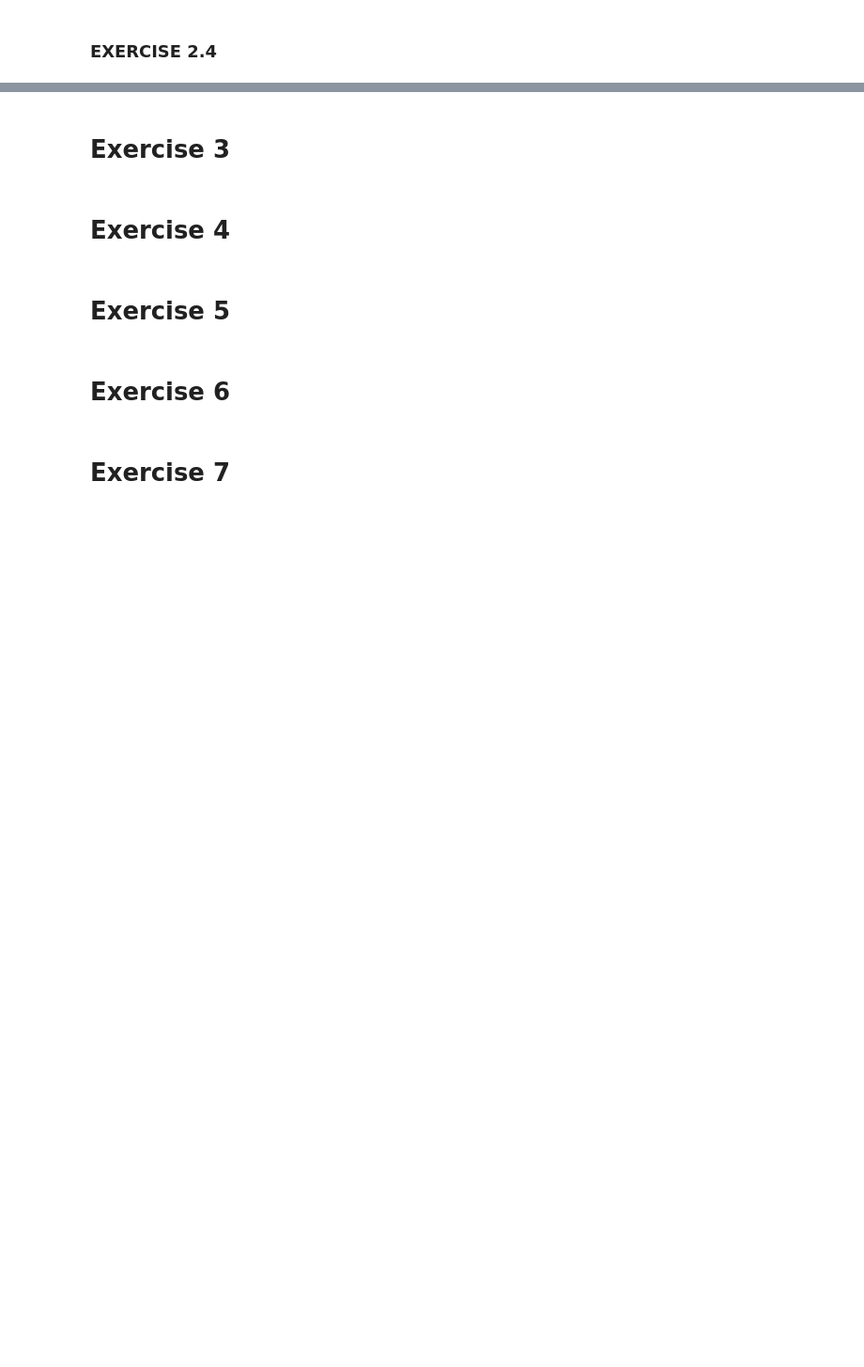
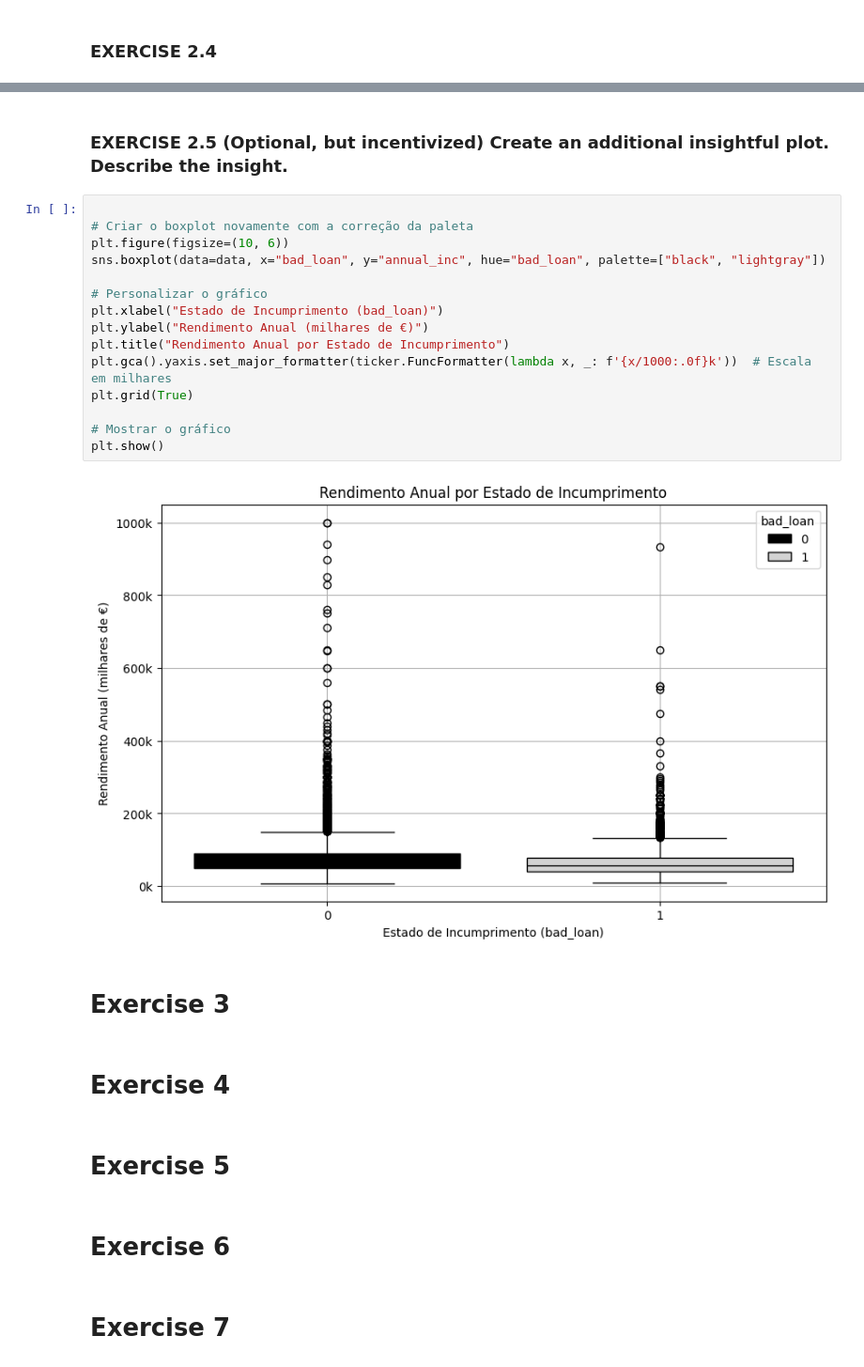
Before and after one commit to pereiranuno/loan-project, a Jupyter notebook: eda-finalproject.ipynb, the cells around one changed output, grey strips where cells are left out. Shown at 94% size. Drawn from its saved outputs; the diff is of its cells as text; blank space fills up the shorter version.

```diff
--- a/eda-finalproject.ipynb
+++ b/eda-finalproject.ipynb
@@ -290,3 +358,22 @@ Não esquece de testar o pvalue das correlações, pearson e spearman
+# %% [markdown]
+### EXERCISE 2.5 (Optional, but incentivized) Create an additional **insightful plot**. Describe the insight.
+# %%
+
+# Criar o boxplot novamente com a correção da paleta
+plt.figure(figsize=(10, 6))
+sns.boxplot(data=data, x="bad_loan", y="annual_inc", hue="bad_loan", palette=["black", "lightgray"])
+
+# Personalizar o gráfico
+plt.xlabel("Estado de Incumprimento (bad_loan)")
+plt.ylabel("Rendimento Anual (milhares de €)")
+plt.title("Rendimento Anual por Estado de Incumprimento")
+plt.gca().yaxis.set_major_formatter(ticker.FuncFormatter(lambda x, _: f'{x/1000:.0f}k'))  # Escala em milhares
+plt.grid(True)
+
+# Mostrar o gráfico
+plt.show()
+# %% [output]
+[figure, added]
 # %% [markdown]
 # Exercise 3
 # %% [markdown]
```
Also changed, not shown: parts of 13 cells of this notebook.
